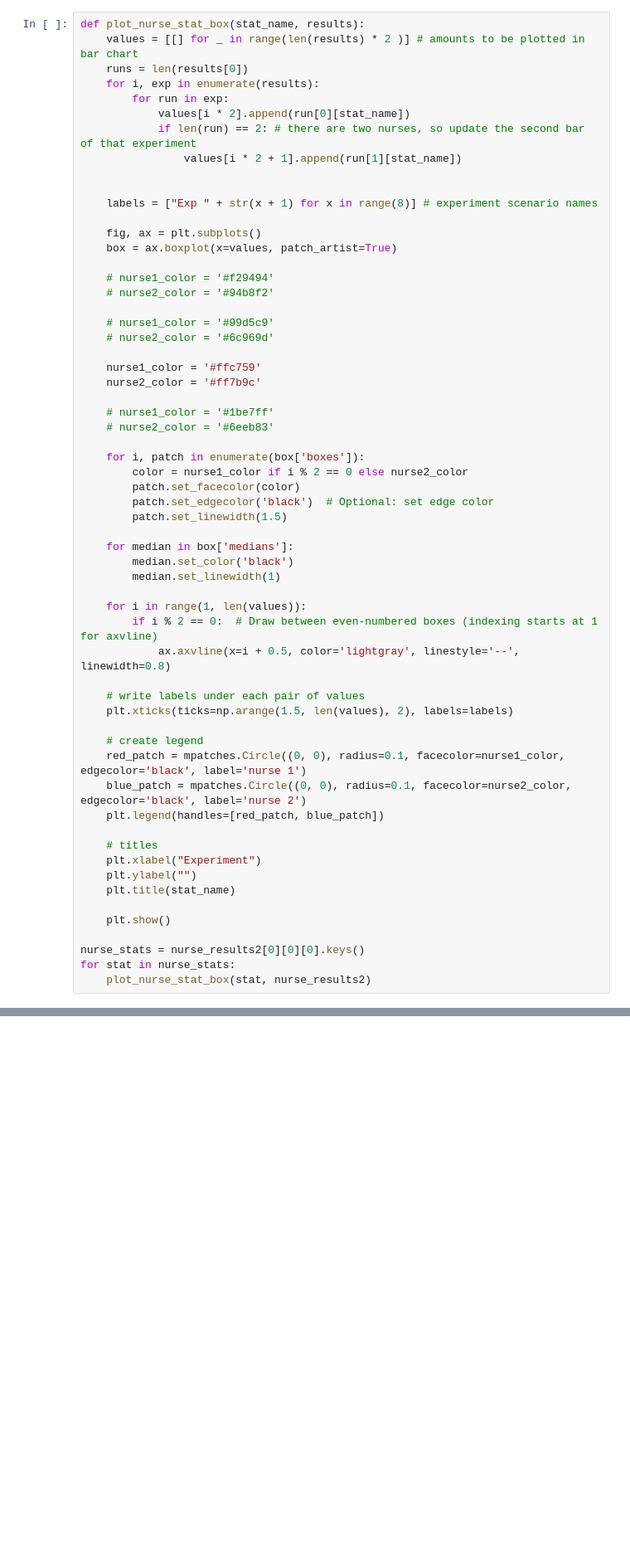
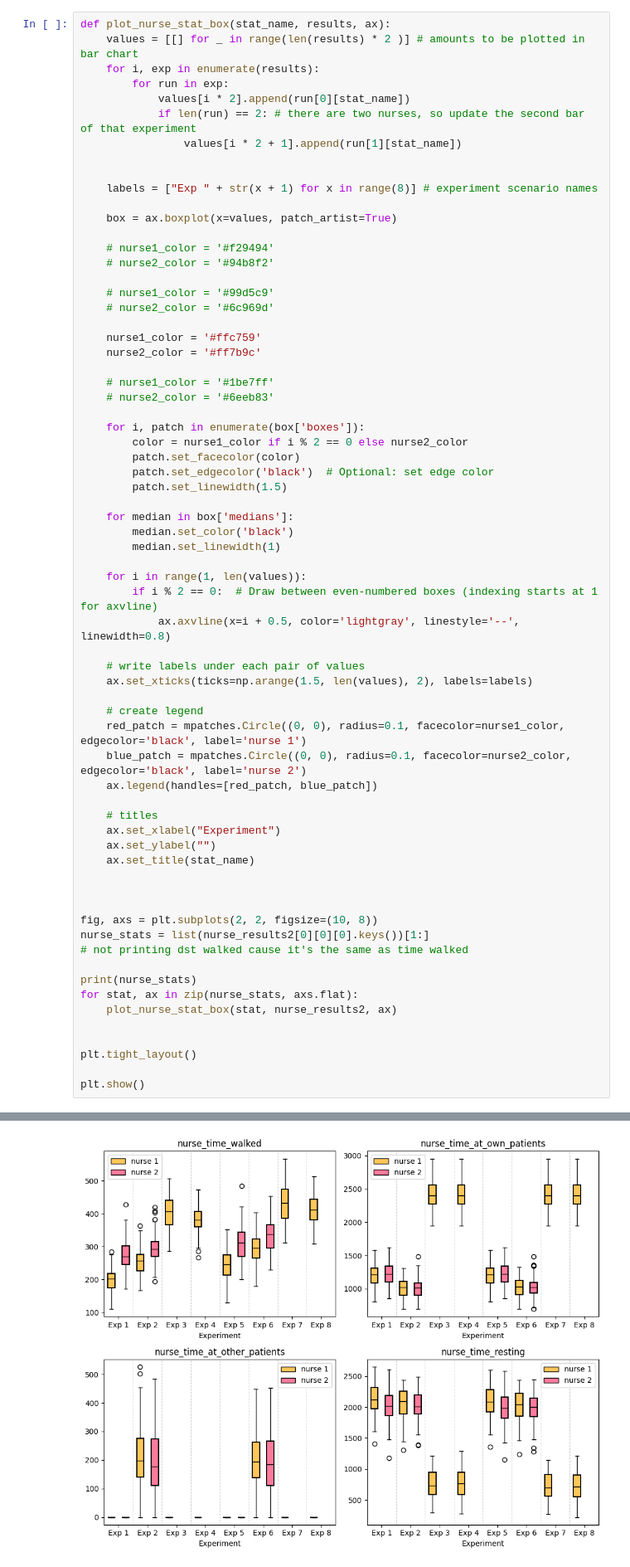
Before and after one commit to julirella/hospital_sim, a Jupyter notebook: experimets/experiments.ipynb, the cells around one changed output, grey strips where cells are left out. Shown at 83% size. Cells and saved outputs as stored; diff of their text form; blank space fills up the shorter version.

Commit message:
print all nurse box plots at once

```diff
--- a/experimets/experiments.ipynb
+++ b/experimets/experiments.ipynb
@@ -477,9 +491,8 @@ nurse_stats = nurse_results2[0][0][0].keys()
 for stat in nurse_stats:
     plot_nurse_stat_avg(stat, nurse_results2)
 # %%
-def plot_nurse_stat_box(stat_name, results):
+def plot_nurse_stat_box(stat_name, results, ax):
     values = [[] for _ in range(len(results) * 2 )] # amounts to be plotted in bar chart
-    runs = len(results[0])
     for i, exp in enumerate(results):
         for run in exp:
             values[i * 2].append(run[0][stat_name])
@@ -489,7 +502,6 @@ def plot_nurse_stat_box(stat_name, results):
 
     labels = ["Exp " + str(x + 1) for x in range(8)] # experiment scenario names
 
-    fig, ax = plt.subplots()
     box = ax.boxplot(x=values, patch_artist=True)
 
     # nurse1_color = '#f29494'
@@ -519,20 +531,30 @@ def plot_nurse_stat_box(stat_name, results):
             ax.axvline(x=i + 0.5, color='lightgray', linestyle='--', linewidth=0.8)
 
     # write labels under each pair of values
-    plt.xticks(ticks=np.arange(1.5, len(values), 2), labels=labels)
+    ax.set_xticks(ticks=np.arange(1.5, len(values), 2), labels=labels)
 
     # create legend
     red_patch = mpatches.Circle((0, 0), radius=0.1, facecolor=nurse1_color, edgecolor='black', label='nurse 1')
     blue_patch = mpatches.Circle((0, 0), radius=0.1, facecolor=nurse2_color, edgecolor='black', label='nurse 2')
-    plt.legend(handles=[red_patch, blue_patch])
+    ax.legend(handles=[red_patch, blue_patch])
 
     # titles
-    plt.xlabel("Experiment")
-    plt.ylabel("")
-    plt.title(stat_name)
+    ax.set_xlabel("Experiment")
+    ax.set_ylabel("")
+    ax.set_title(stat_name)
 
-    plt.show()
 
-nurse_stats = nurse_results2[0][0][0].keys()
-for stat in nurse_stats:
-    plot_nurse_stat_box(stat, nurse_results2)
+
+fig, axs = plt.subplots(2, 2, figsize=(10, 8))
+nurse_stats = list(nurse_results2[0][0][0].keys())[1:]
+# not printing dst walked cause it's the same as time walked
+
+print(nurse_stats)
+for stat, ax in zip(nurse_stats, axs.flat):
+    plot_nurse_stat_box(stat, nurse_results2, ax)
+
+
+plt.tight_layout()
+
+plt.show()
+# %% [output]
@@ -539,3 +562,4 @@ for stat in nurse_stats:
+[figure, added]
 # %% [markdown]
 ## Test prints
 # %%
```
Also changed, not shown: parts of 4 cells of this notebook.
